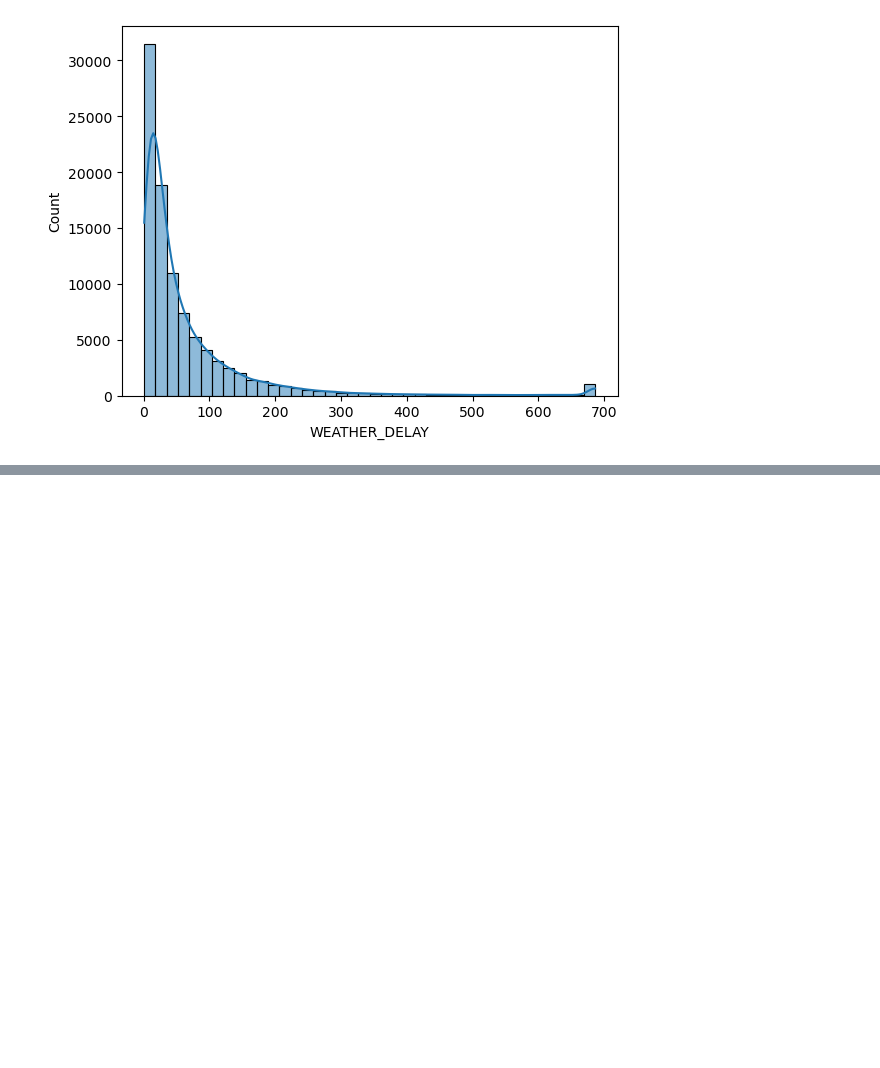
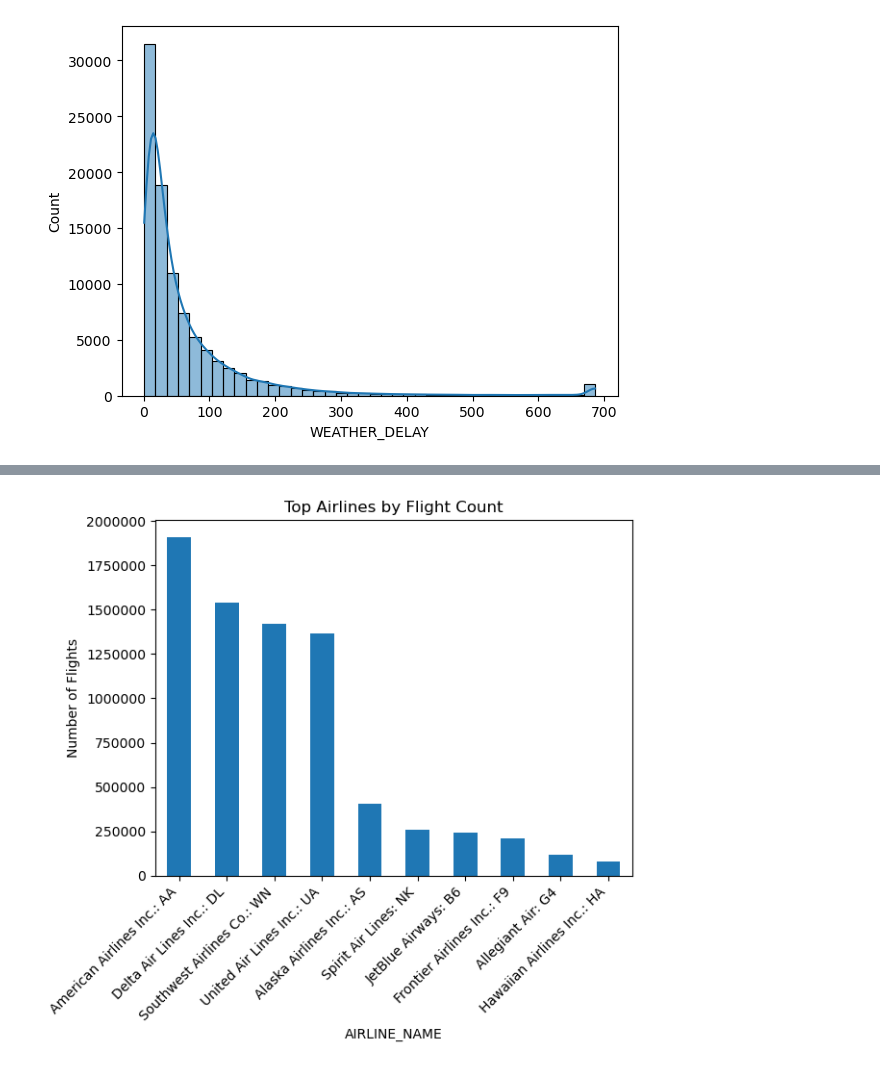
Before and after one commit to elenayzhu/mie368, a Jupyter notebook: individual-eda/Grace's_EDA.ipynb, the cells around one changed output, grey strips where cells are left out. Drawn from its saved outputs; the diff is of its cells as text; code cells hidden in the pictures; blank space fills up the shorter version.

```diff
--- a/individual-eda/Grace's_EDA.ipynb
+++ b/individual-eda/Grace's_EDA.ipynb
@@ -119,0 +128,11 @@ sns.histplot(df[df['WEATHER_DELAY'] > 0.0]['WEATHER_DELAY'].clip(upper=cap), bin
+# %%
+ax = df['AIRLINE_NAME'].value_counts().head(10).plot(
+    kind='bar',
+    title='Top Airlines by Flight Count'
+)
+ax.ticklabel_format(style='plain', axis='y')  # <-- disables scientific notation
+plt.xticks(rotation=45, ha='right')
+plt.ylabel('Number of Flights')
+plt.show()
+# %% [output]
+[figure, added]
```
Also changed, not shown: parts of 28 cells of this notebook.
